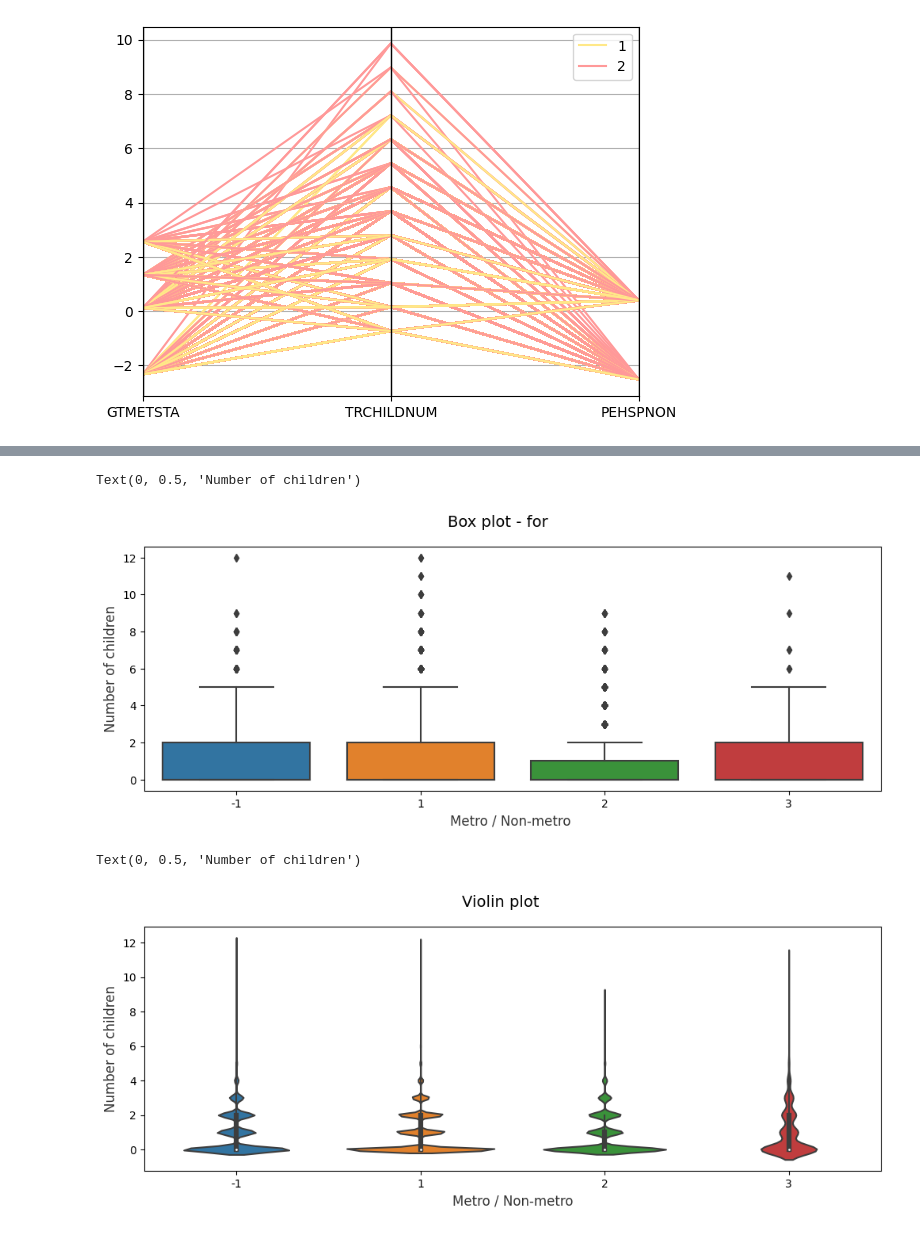
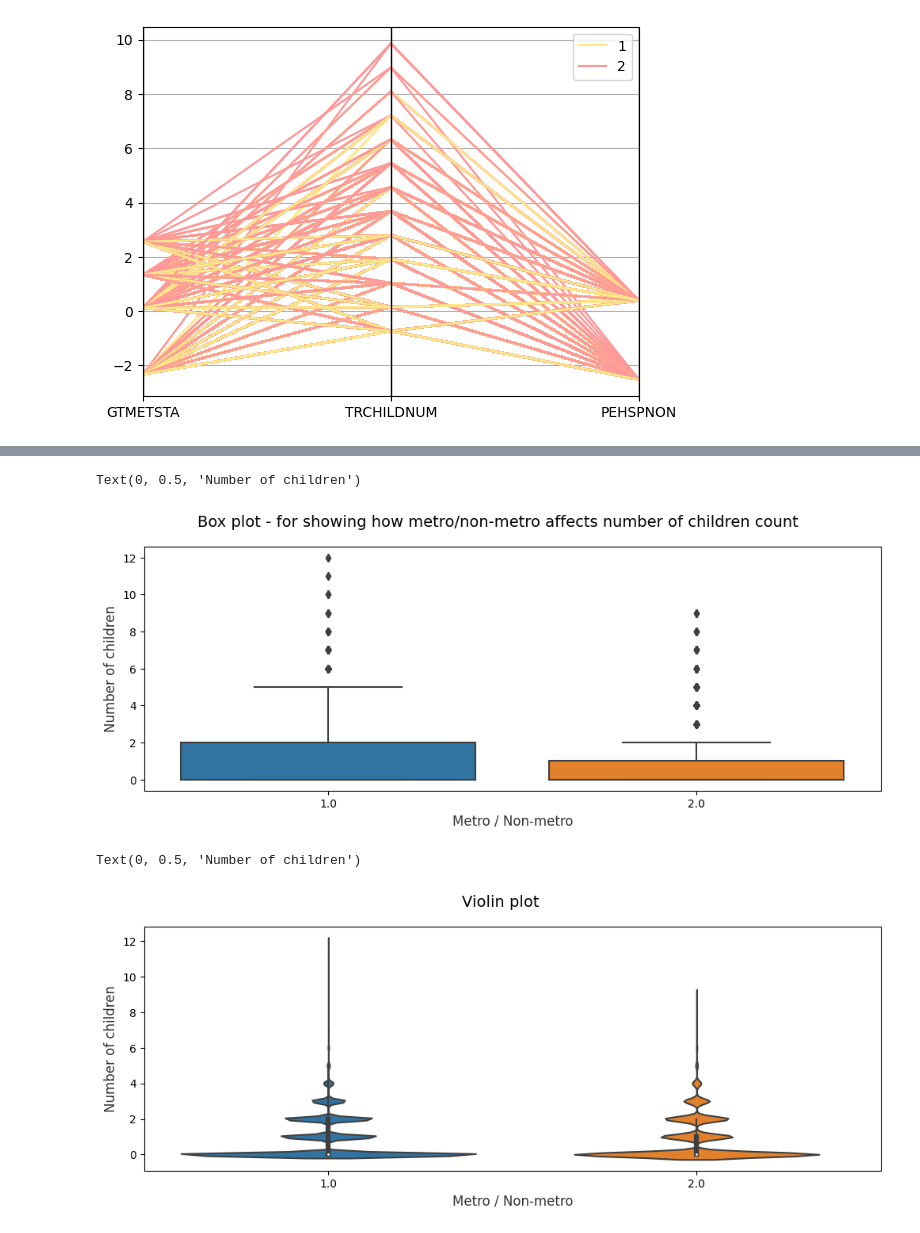
Before and after one commit to amolahinge/CS765-group-population, a Jupyter notebook: CS765_Project_2.ipynb, the cells around one changed output, grey strips where cells are left out. Saved outputs shown, nothing was run; the diff lists cells and outputs as text; code cells hidden in the pictures.

```diff
--- a/CS765_Project_2.ipynb
+++ b/CS765_Project_2.ipynb
@@ -32,0 +13,3 @@ df.head(2)
+# %%
+processed_df = pd.read_csv('processedDF.csv', header='infer')
+processed_df.head()
@@ -238,24 +247,24 @@ filtered_df1 = pd.read_csv('atussum_0321.csv', header='infer', usecols=["TESEX",
 # %%
-# Box Plots
+# Box Plots - check - not needed
 f, (ax) = plt.subplots(1, 1, figsize=(12, 4))
 f.suptitle('Box plot - for showing how metro/non-metro affects number of children count ', fontsize=14)
 
-sns.boxplot(x="GTMETSTA", y="TRCHILDNUM", data=filtered_df1,  ax=ax)
+sns.boxplot(x="MetStat", y="ChildNum", data=processed_df,  ax=ax)
 ax.set_xlabel("Metro / Non-metro",size = 12,alpha=0.8)
 ax.set_ylabel("Number of children",size = 12,alpha=0.8)
 # %% [output]
 Text(0, 0.5, 'Number of children')
-[figure, old version]
+[figure, new version]
 # %%
 f, (ax) = plt.subplots(1, 1, figsize=(12, 4))
 f.suptitle('Violin plot', fontsize=14)
 
-sns.violinplot(x="GTMETSTA", y="TRCHILDNUM", data=filtered_df1,  ax=ax)
+sns.violinplot(x="MetStat", y="ChildNum", data=processed_df,  ax=ax)
 ax.set_xlabel("Metro / Non-metro",size = 12,alpha=0.8)
 ax.set_ylabel("Number of children",size = 12,alpha=0.8)
 # %% [output]
 Text(0, 0.5, 'Number of children')
-[figure, old version]
+[figure, new version]
 # %%
 cols = ['PEHSPNON', 'TRCHILDNUM', 'GTMETSTA', 'TESEX', 'TEAGE']
 pp = sns.pairplot(filtered_df1[cols], hue='TESEX', height=1.8, aspect=1.8,
```
Also changed, not shown: parts of 19 cells of this notebook.
